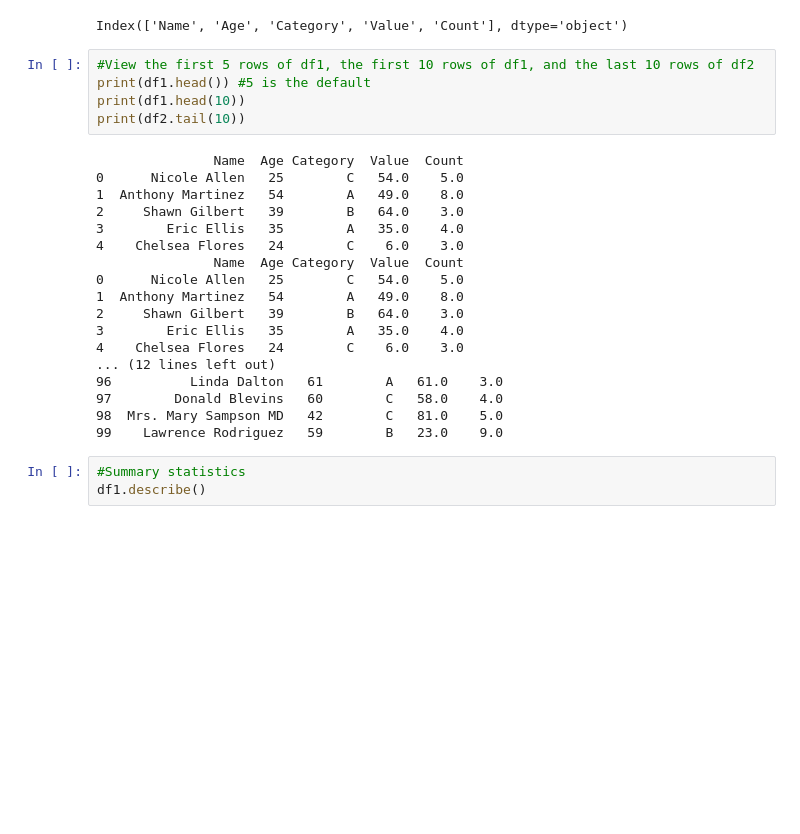
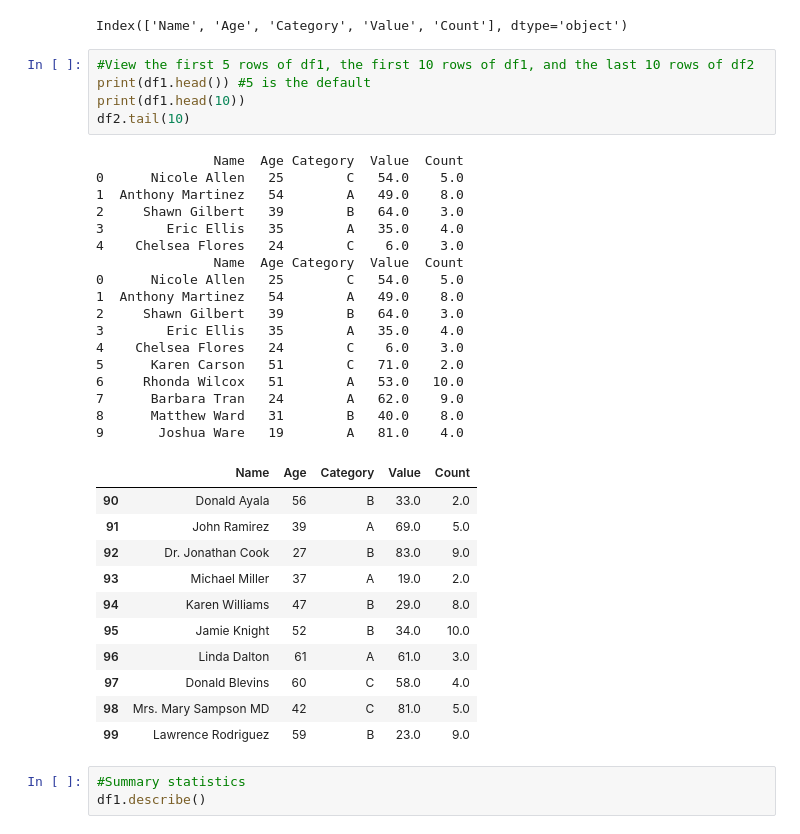
Before and after one commit to rjwrobel86/Python4Statistics, a Jupyter notebook: Notebooks/Pandas.ipynb, the cells around one changed output. Saved outputs shown, nothing was run; the diff lists cells and outputs as text; blank space fills up the shorter version.

```diff
--- a/Notebooks/Pandas.ipynb
+++ b/Notebooks/Pandas.ipynb
@@ -42,26 +44,37 @@ Index(['Name', 'Age', 'Category', 'Value', 'Count'], dtype='object')
 # %%
 #View the first 5 rows of df1, the first 10 rows of df1, and the last 10 rows of df2
 print(df1.head()) #5 is the default
 print(df1.head(10))
-print(df2.tail(10))
+df2.tail(10)
 # %% [output]
                Name  Age Category  Value  Count
 0      Nicole Allen   25        C   54.0    5.0
 1  Anthony Martinez   54        A   49.0    8.0
 2     Shawn Gilbert   39        B   64.0    3.0
 3        Eric Ellis   35        A   35.0    4.0
 4    Chelsea Flores   24        C    6.0    3.0
                Name  Age Category  Value  Count
 0      Nicole Allen   25        C   54.0    5.0
 1  Anthony Martinez   54        A   49.0    8.0
 2     Shawn Gilbert   39        B   64.0    3.0
 3        Eric Ellis   35        A   35.0    4.0
 4    Chelsea Flores   24        C    6.0    3.0
-... (12 lines left out)
-96          Linda Dalton   61        A   61.0    3.0
-97        Donald Blevins   60        C   58.0    4.0
-98  Mrs. Mary Sampson MD   42        C   81.0    5.0
-99    Lawrence Rodriguez   59        B   23.0    9.0
+5      Karen Carson   51        C   71.0    2.0
+6     Rhonda Wilcox   51        A   53.0   10.0
+7      Barbara Tran   24        A   62.0    9.0
+8      Matthew Ward   31        B   40.0    8.0
+9       Joshua Ware   19        A   81.0    4.0
+|  | Name | Age | Category | Value | Count |
+| 90 | Donald Ayala | 56 | B | 33.0 | 2.0 |
+| 91 | John Ramirez | 39 | A | 69.0 | 5.0 |
+| 92 | Dr. Jonathan Cook | 27 | B | 83.0 | 9.0 |
+| 93 | Michael Miller | 37 | A | 19.0 | 2.0 |
+| 94 | Karen Williams | 47 | B | 29.0 | 8.0 |
+| 95 | Jamie Knight | 52 | B | 34.0 | 10.0 |
+| 96 | Linda Dalton | 61 | A | 61.0 | 3.0 |
+| 97 | Donald Blevins | 60 | C | 58.0 | 4.0 |
+| 98 | Mrs. Mary Sampson MD | 42 | C | 81.0 | 5.0 |
+| 99 | Lawrence Rodriguez | 59 | B | 23.0 | 9.0 |
 # %%
 #Summary statistics
 df1.describe()
```
Also changed, not shown: parts of 5 cells of this notebook, 32 other files.
